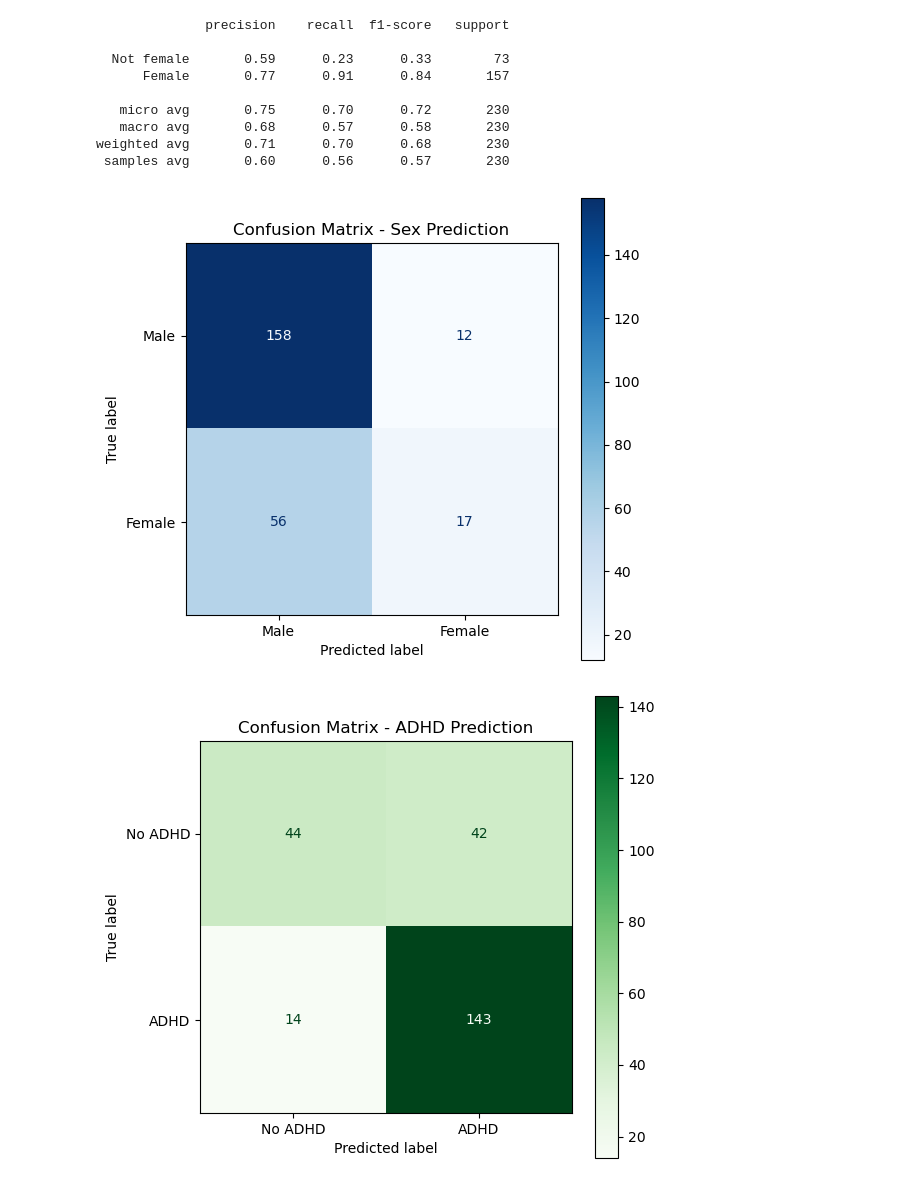
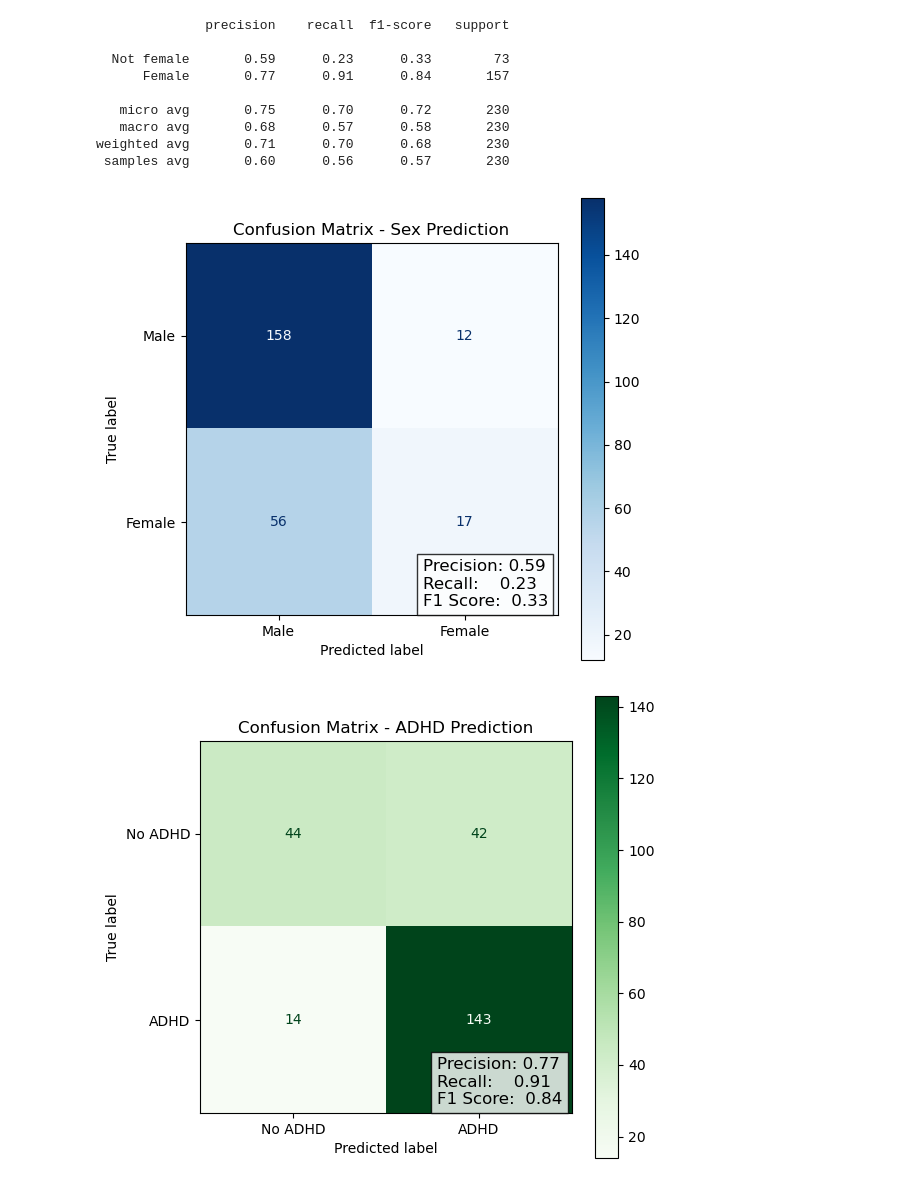
Before and after one commit to panditpooja/WiDS_Datathon_2025, a Jupyter notebook: train.ipynb, the cells around one changed output. Cells and saved outputs as stored; diff of their text form; code cells hidden in the pictures.

```diff
--- a/train.ipynb
+++ b/train.ipynb
@@ -1825,32 +1825,56 @@ try:
     y_true_sex = y_test['Sex_F'].values  # True binary labels for Sex_F
     y_pred_sex = y_pred[:, 0]  # Predicted binary labels for Sex_F
 
     cm_sex = confusion_matrix(y_true_sex, y_pred_sex)  # Compute confusion matrix
+
+    # Calculate precision, recall, F1 for Female (positive class = 1)
+    precision_sex = precision_score(y_true_sex, y_pred_sex, zero_division=0)
+    recall_sex = recall_score(y_true_sex, y_pred_sex, zero_division=0)
+    f1_sex = f1_score(y_true_sex, y_pred_sex, zero_division=0)
+
     disp_sex = ConfusionMatrixDisplay(confusion_matrix=cm_sex, display_labels=['Male', 'Female'])
 
     fig, ax = plt.subplots(figsize=(6, 6))  # Define plot size
     disp_sex.plot(ax=ax, cmap='Blues')  # Display matrix with blue color scheme
+    metrics_text_sex = (
+        f'Precision: {precision_sex:.2f}\n'
+        f'Recall:    {recall_sex:.2f}\n'
+        f'F1 Score:  {f1_sex:.2f}'
+    )
     plt.title("Confusion Matrix - Sex Prediction")  # Title for the matrix
+    plt.gcf().text(0.52, 0.2, metrics_text_sex, fontsize=12, bbox=dict(facecolor='white', alpha=0.8))
     plt.show()  # Display the plot
 
 except Exception as e:
     print("Error plotting Sex_F confusion matrix:", e)
 
 # --- Confusion Matrix for ADHD_Outcome ---
 try:
     y_true_adhd = y_test['ADHD_Outcome'].values  # True labels for ADHD
     y_pred_adhd = y_pred[:, 1]  # Predicted labels for ADHD
 
     cm_adhd = confusion_matrix(y_true_adhd, y_pred_adhd)  # Compute confusion matrix
+
+ # Compute metrics for ADHD (positive class = 1)
+    precision_adhd = precision_score(y_true_adhd, y_pred_adhd, zero_division=0)
+    recall_adhd = recall_score(y_true_adhd, y_pred_adhd, zero_division=0)
+    f1_adhd = f1_score(y_true_adhd, y_pred_adhd, zero_division=0)
+
     disp_adhd = ConfusionMatrixDisplay(confusion_matrix=cm_adhd, display_labels=['No ADHD', 'ADHD'])
 
     fig, ax = plt.subplots(figsize=(6, 6))  # Define plot size
     disp_adhd.plot(ax=ax, cmap='Greens')  # Display matrix with green color scheme
+    metrics_text_adhd = (
+        f'Precision: {precision_adhd:.2f}\n'
+        f'Recall:    {recall_adhd:.2f}\n'
+        f'F1 Score:  {f1_adhd:.2f}'
+    )
     plt.title("Confusion Matrix - ADHD Prediction")  # Title for the matrix
+    plt.gcf().text(0.52, 0.2, metrics_text_adhd, fontsize=12, bbox=dict(facecolor='white', alpha=0.8))
     plt.show()  # Display the plot
 
 except Exception as e:
     print("Error plotting ADHD_Outcome confusion matrix:", e)
 # %% [output]
-[figure, old version]
+[figure, new version]
-[figure, old version]
+[figure, new version]
```
Also changed, not shown: parts of 4 cells of this notebook, 1 other file.
